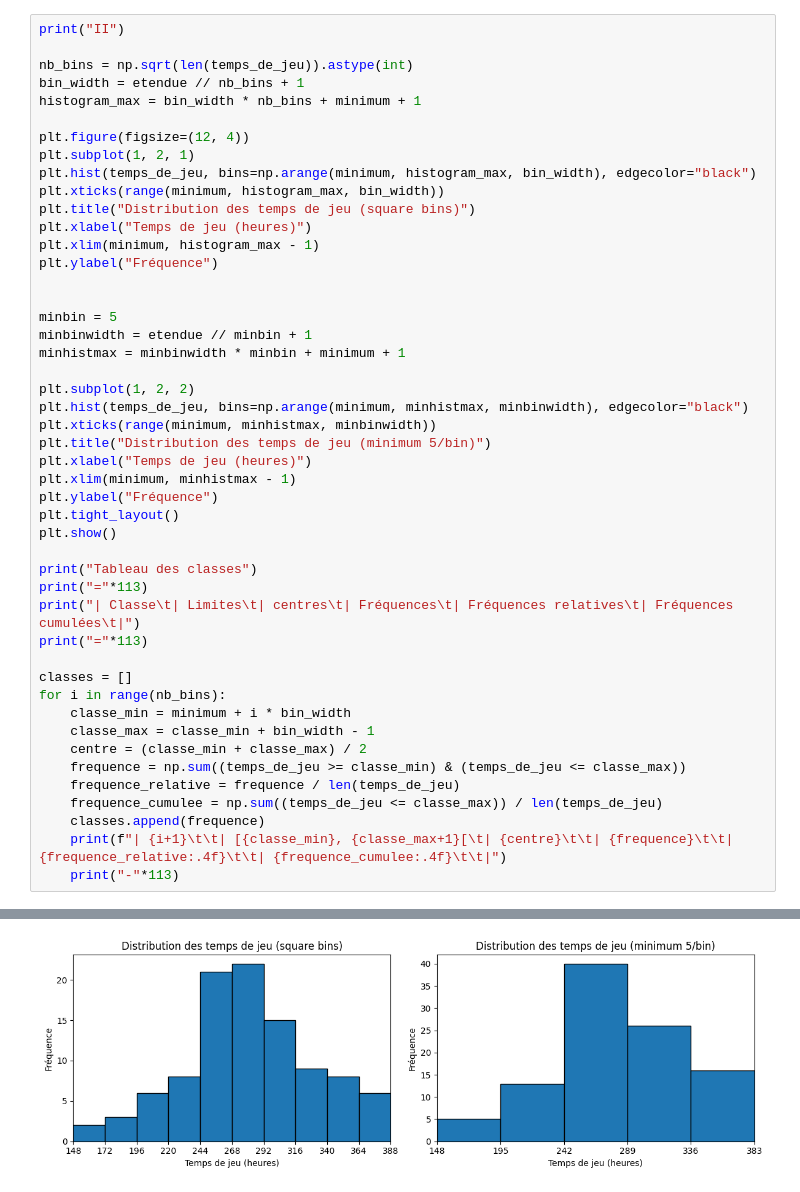
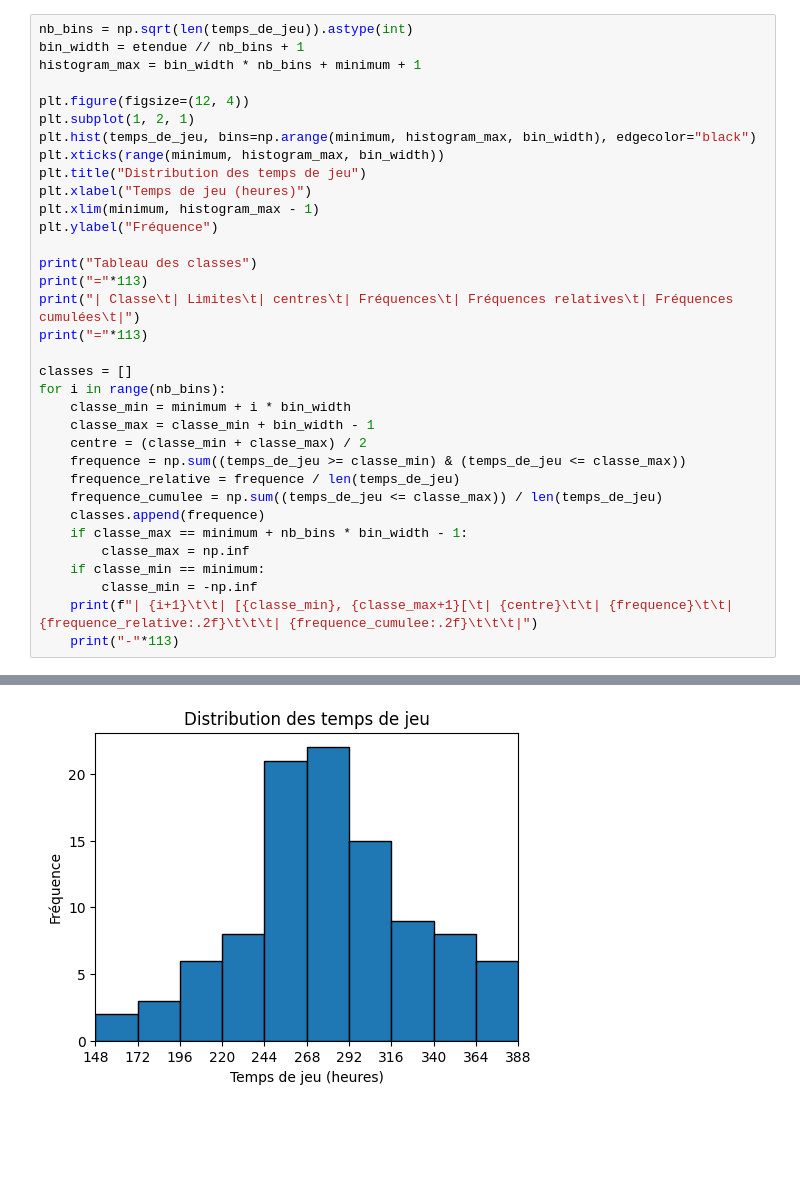
Before and after one commit to Bobelbo/s5app5, a Jupyter notebook: problematique2.ipynb, the cells around one changed output, grey strips where cells are left out. Saved outputs shown, nothing was run; the diff lists cells and outputs as text; blank space fills up the shorter version.

```diff
--- a/problematique2.ipynb
+++ b/problematique2.ipynb
@@ -38,6 +58,4 @@ Maximum         : 382
 # %%
-print("II")
-
 nb_bins = np.sqrt(len(temps_de_jeu)).astype(int)
 bin_width = etendue // nb_bins + 1
 histogram_max = bin_width * nb_bins + minimum + 1
@@ -46,25 +64,10 @@ plt.figure(figsize=(12, 4))
 plt.subplot(1, 2, 1)
 plt.hist(temps_de_jeu, bins=np.arange(minimum, histogram_max, bin_width), edgecolor="black")
 plt.xticks(range(minimum, histogram_max, bin_width))
-plt.title("Distribution des temps de jeu (square bins)")
+plt.title("Distribution des temps de jeu")
 plt.xlabel("Temps de jeu (heures)")
 plt.xlim(minimum, histogram_max - 1)
 plt.ylabel("Fréquence")
-
-
-minbin = 5
-minbinwidth = etendue // minbin + 1
-minhistmax = minbinwidth * minbin + minimum + 1
-
-plt.subplot(1, 2, 2)
-plt.hist(temps_de_jeu, bins=np.arange(minimum, minhistmax, minbinwidth), edgecolor="black")
-plt.xticks(range(minimum, minhistmax, minbinwidth))
-plt.title("Distribution des temps de jeu (minimum 5/bin)")
-plt.xlabel("Temps de jeu (heures)")
-plt.xlim(minimum, minhistmax - 1)
-plt.ylabel("Fréquence")
-plt.tight_layout()
-plt.show()
 
 print("Tableau des classes")
 print("="*113)
@@ -80,6 +83,10 @@ for i in range(nb_bins):
     frequence_relative = frequence / len(temps_de_jeu)
     frequence_cumulee = np.sum((temps_de_jeu <= classe_max)) / len(temps_de_jeu)
     classes.append(frequence)
-    print(f"| {i+1}\t\t| [{classe_min}, {classe_max+1}[\t| {centre}\t\t| {frequence}\t\t| {frequence_relative:.4f}\t\t| {frequence_cumulee:.4f}\t\t|")
+    if classe_max == minimum + nb_bins * bin_width - 1:
+        classe_max = np.inf
+    if classe_min == minimum:
+        classe_min = -np.inf
+    print(f"| {i+1}\t\t| [{classe_min}, {classe_max+1}[\t| {centre}\t\t| {frequence}\t\t| {frequence_relative:.2f}\t\t\t| {frequence_cumulee:.2f}\t\t\t|")
     print("-"*113)
 # %% [output]
@@ -87 +110 @@ II
-[figure, old version]
+[figure, new version]
```
Also changed, not shown: parts of 14 cells of this notebook.
